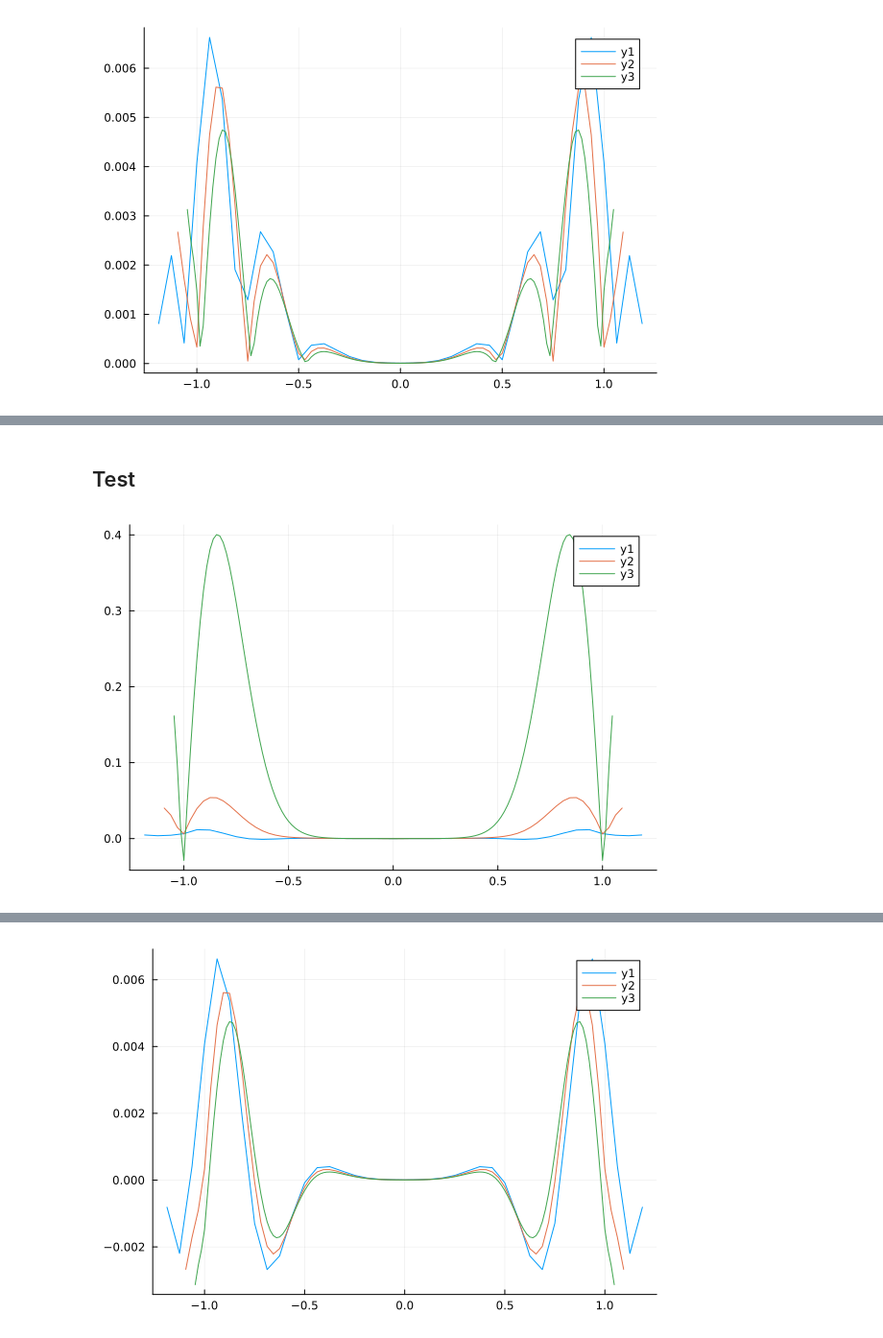
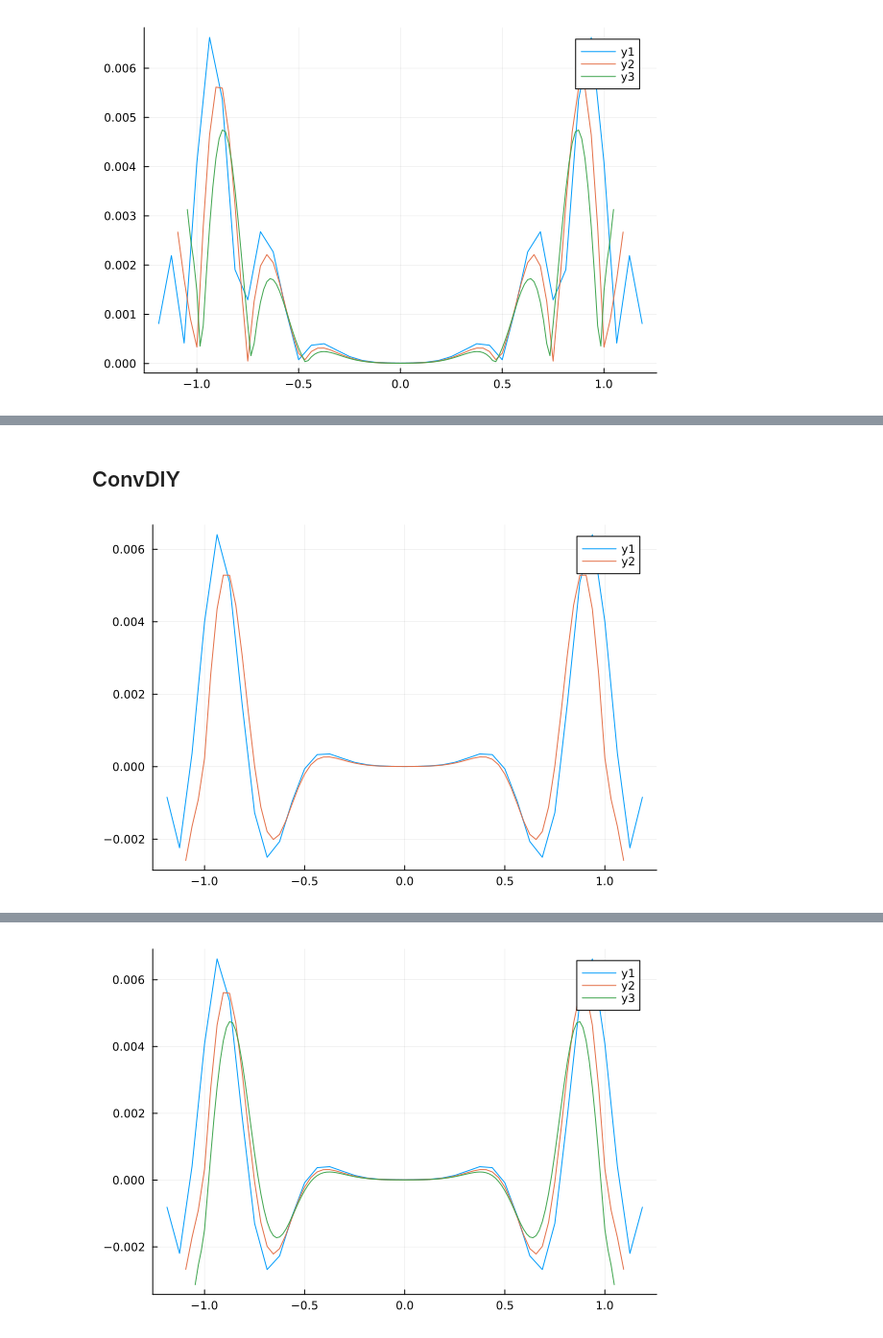
Before and after one commit to lwJi/Docs-Subcycling, a Jupyter notebook: ipynb-carpetx/Convergence.ipynb, the cells around one changed output, grey strips where cells are left out. Shown at 96% size. Cells and saved outputs as stored; diff of their text form; code cells hidden in the pictures.

```diff
--- a/ipynb-carpetx/Convergence.ipynb
+++ b/ipynb-carpetx/Convergence.ipynb
@@ -29,0 +32,18 @@ return plt
+# %%
+conv_order = 4
+dirs = [
+    "ConvDIY1Tile/gaussianDIY_64_noSC/output-0000/gaussianDIY_64_noSC",
+    "ConvDIY1Tile/gaussianDIY_128_noSC/output-0000/gaussianDIY_128_noSC",
+    #"ConvDIY1Tile/gaussianDIY_256/output-0000/gaussianDIY_256",
+]
+conv_bases = [1, 2, 4]
+parent_dir = expanduser("~/docker-workspace/simulations/")
+fulldirs = parent_dir .* dirs
+dats = Misc.load_data(fulldirs, 0, 1, 1.0, thorn="testsubcyclingmc")
+plt = plot()
+for i in 1:length(dats)
+    x = dats[i][1]
+    err = dats[i][2]
+    plt = plot!(x, err * (conv_bases[i]^conv_order))
+end
+return plt
@@ -30,21 +52,22 @@ return plt
 # %% [markdown]
-## Test
+## ConvDIY
 # %%
 conv_order = 4
 dirs = [
-    "Conv/gaussian_64/output-0000/gaussian_64",
-    "Conv/gaussian_128/output-0000/gaussian_128",
-    "Conv/gaussian_256/output-0000/gaussian_256",
+    "ConvDIY/gaussianDIY_64/output-0000/gaussianDIY_64",
+    "ConvDIY/gaussianDIY_128/output-0000/gaussianDIY_128",
+    #"ConvDIY/gaussianDIY_256/output-0000/gaussianDIY_256",
 ]
+conv_bases = [1, 2, 4]
 parent_dir = expanduser("~/docker-workspace/simulations/")
 fulldirs = parent_dir .* dirs
-dats = Misc.load_data(fulldirs, 0, 1, 1.0)
+dats = Misc.load_data(fulldirs, 0, 1, 1.0, thorn="testsubcyclingmc")
 plt = plot()
 for i in 1:length(dats)
     x = dats[i][1]
     err = dats[i][2]
-    plt = plot!(x, err * (2^conv_order)^(i-1))
+    plt = plot!(x, err * (conv_bases[i]^conv_order))
 end
 return plt
 # %% [output]
-[figure, old version]
+[figure, new version]
```
Also changed, not shown: parts of 9 cells of this notebook.
